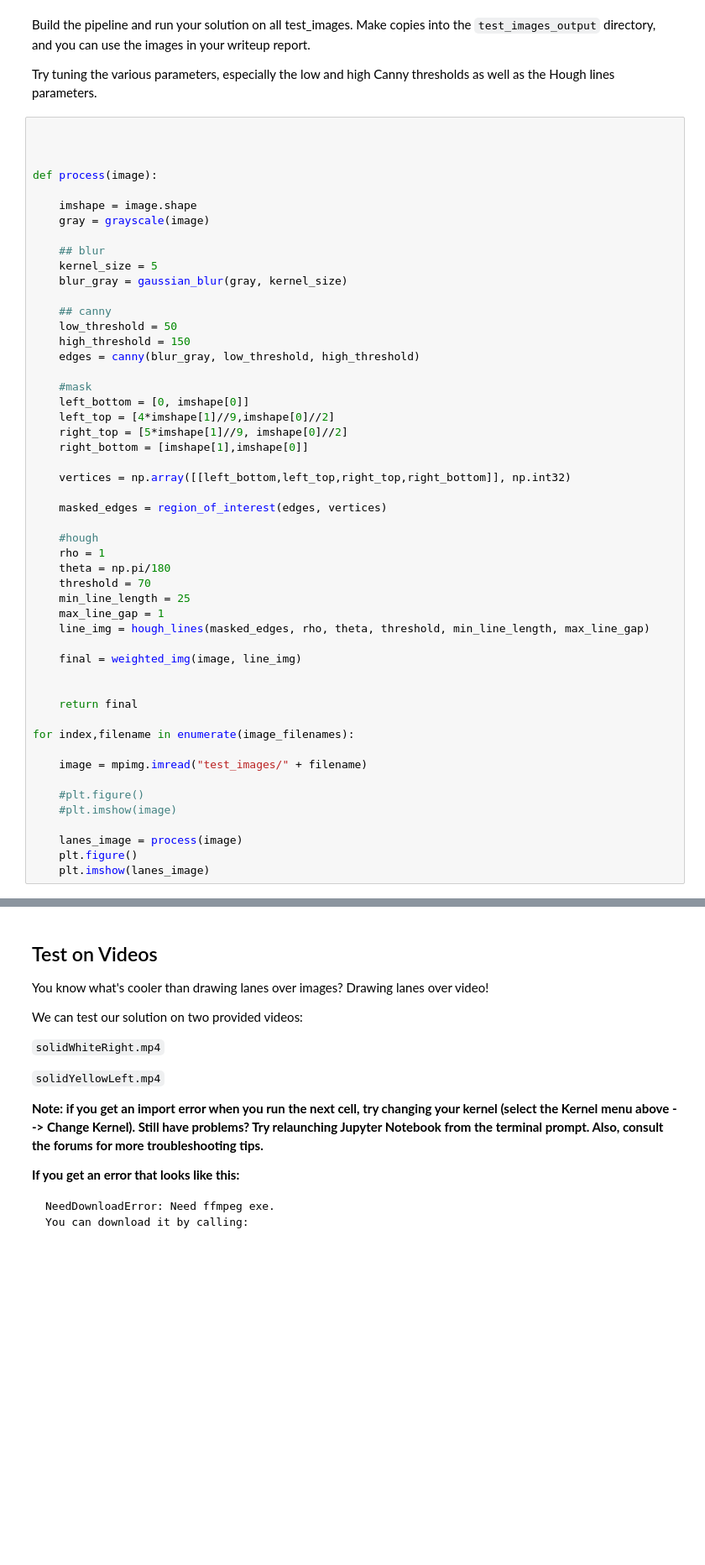
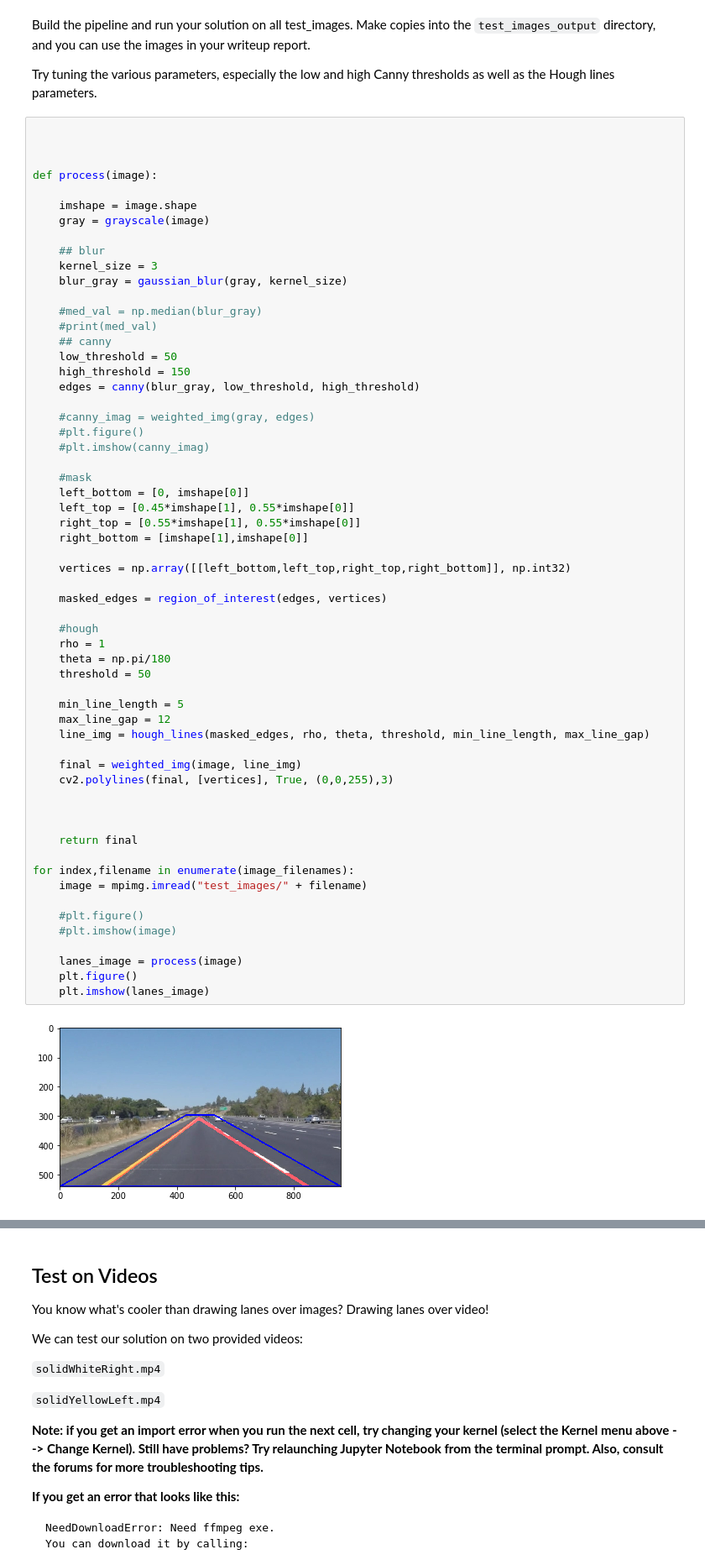
Before and after one commit to flsilves/CarND-LaneLines-P1, a Jupyter notebook: P1.ipynb, the cells around one changed output, grey strips where cells are left out. Shown: that part at 84% size. Drawn from its saved outputs; the diff is of its cells as text; blank space fills up the shorter version.

```diff
--- a/P1.ipynb
+++ b/P1.ipynb
@@ -320,44 +394,54 @@ def process(image):
     gray = grayscale(image)
 
     ## blur
-    kernel_size = 5
+    kernel_size = 3
     blur_gray = gaussian_blur(gray, kernel_size)
 
+    #med_val = np.median(blur_gray)
+    #print(med_val)
     ## canny
     low_threshold = 50
     high_threshold = 150
     edges = canny(blur_gray, low_threshold, high_threshold)
 
+    #canny_imag = weighted_img(gray, edges)
+    #plt.figure()
+    #plt.imshow(canny_imag)
+
     #mask
     left_bottom = [0, imshape[0]]
-    left_top = [4*imshape[1]//9,imshape[0]//2]
-    right_top = [5*imshape[1]//9, imshape[0]//2]
+    left_top = [0.45*imshape[1], 0.55*imshape[0]]
+    right_top = [0.55*imshape[1], 0.55*imshape[0]]
     right_bottom = [imshape[1],imshape[0]]
 
     vertices = np.array([[left_bottom,left_top,right_top,right_bottom]], np.int32)
 
     masked_edges = region_of_interest(edges, vertices)
 
     #hough
     rho = 1
     theta = np.pi/180
-    threshold = 70
-    min_line_length = 25
-    max_line_gap = 1
+    threshold = 50
+
+    min_line_length = 5
+    max_line_gap = 12
     line_img = hough_lines(masked_edges, rho, theta, threshold, min_line_length, max_line_gap)
 
     final = weighted_img(image, line_img)
+    cv2.polylines(final, [vertices], True, (0,0,255),3)
+
 
 
     return final
 
 for index,filename in enumerate(image_filenames):
-
     image = mpimg.imread("test_images/" + filename)
 
     #plt.figure()
     #plt.imshow(image)
 
     lanes_image = process(image)
     plt.figure()
     plt.imshow(lanes_image)
+# %% [output]
+[figure, added]
```
Also changed, not shown: parts of 10 cells of this notebook.
